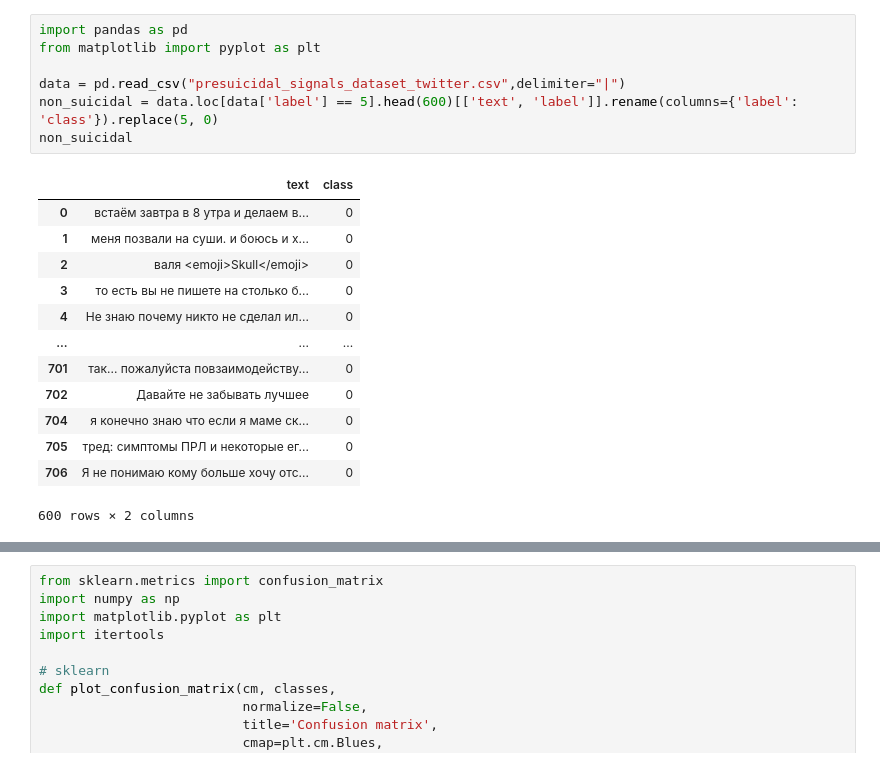
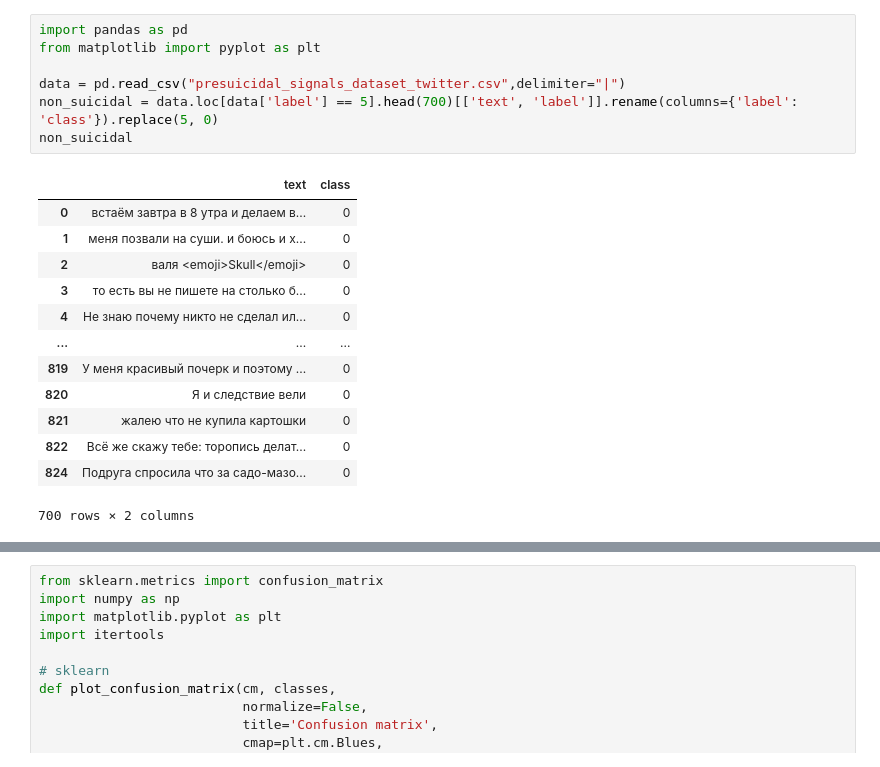
Before and after one commit to TheSawIsTheLaw/iWannaKillMyself, a Jupyter notebook: dataset/checkchekCBM.ipynb, the cells around one changed output, grey strips where cells are left out. Saved outputs shown, nothing was run; the diff lists cells and outputs as text.

```diff
--- a/dataset/checkchekCBM.ipynb
+++ b/dataset/checkchekCBM.ipynb
@@ -1,24 +1,24 @@
 # %%
 import pandas as pd
 from matplotlib import pyplot as plt
 
 data = pd.read_csv("presuicidal_signals_dataset_twitter.csv",delimiter="|")
-non_suicidal = data.loc[data['label'] == 5].head(600)[['text', 'label']].rename(columns={'label': 'class'}).replace(5, 0)
+non_suicidal = data.loc[data['label'] == 5].head(700)[['text', 'label']].rename(columns={'label': 'class'}).replace(5, 0)
 non_suicidal
 # %% [output]
 |  | text | class |
 | 0 | встаём завтра в 8 утра и делаем в... | 0 |
 | 1 | меня позвали на суши. и боюсь и х... | 0 |
 | 2 | валя <emoji>Skull</emoji> | 0 |
 | 3 | то есть вы не пишете на столько б... | 0 |
 | 4 | Не знаю почему никто не сделал ил... | 0 |
 | ... | ... | ... |
-| 701 | так... пожалуйста повзаимодейству... | 0 |
-| 702 | Давайте не забывать лучшее | 0 |
-| 704 | я конечно знаю что если я маме ск... | 0 |
-| 705 | тред: симптомы ПРЛ и некоторые ег... | 0 |
-| 706 | Я не понимаю кому больше хочу отс... | 0 |
+| 819 | У меня красивый почерк и поэтому ... | 0 |
+| 820 | Я и следствие вели | 0 |
+| 821 | жалею что не купила картошки | 0 |
+| 822 | Всё же скажу тебе: торопись делат... | 0 |
+| 824 | Подруга спросила что за садо-мазо... | 0 |
-600 rows × 2 columns
+700 rows × 2 columns
 # %%
 data = pd.read_csv("own_shit.csv")
 suicidal = data[['text', 'class']]
```
Also changed, not shown: parts of 9 cells of this notebook, 2 other files.
